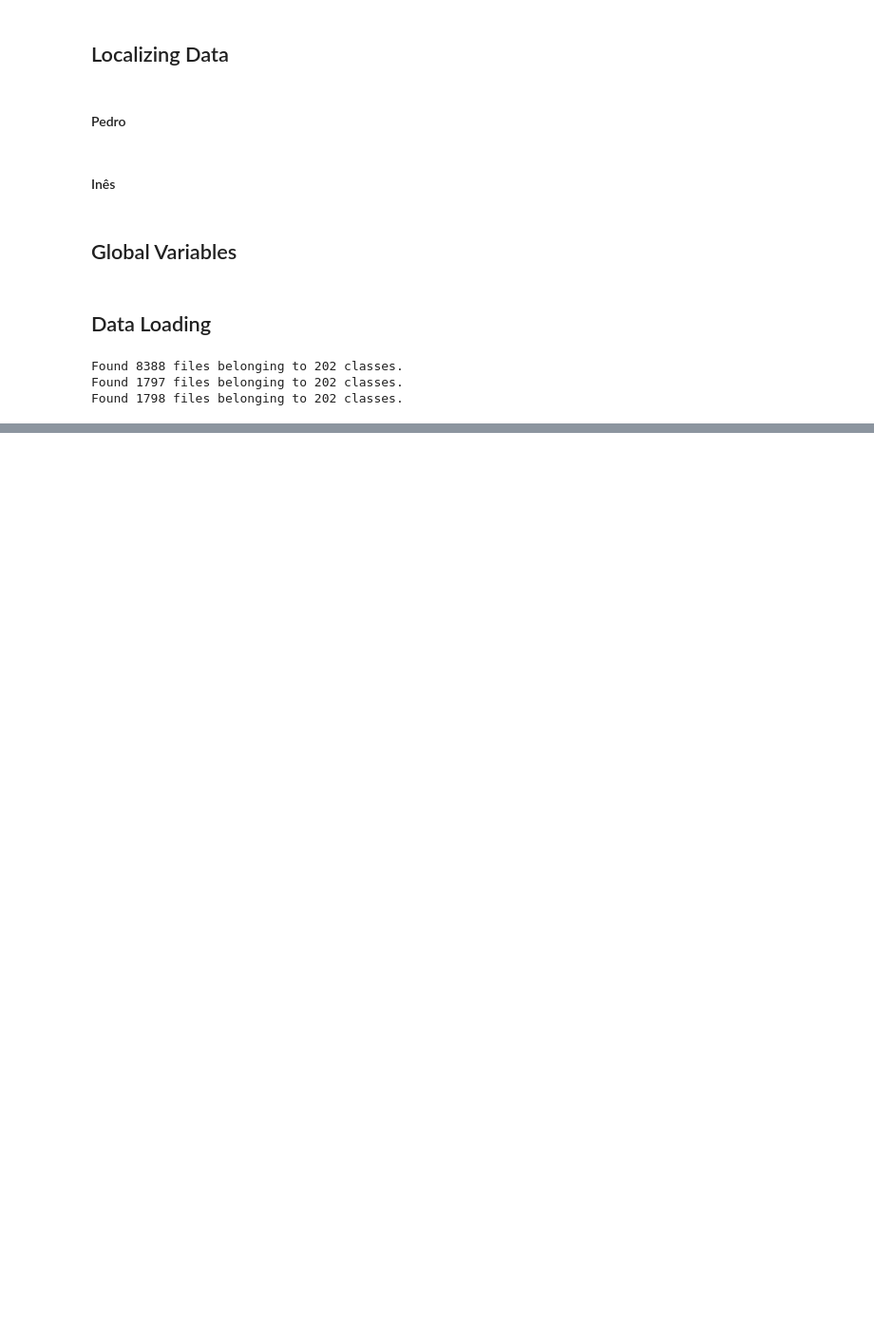
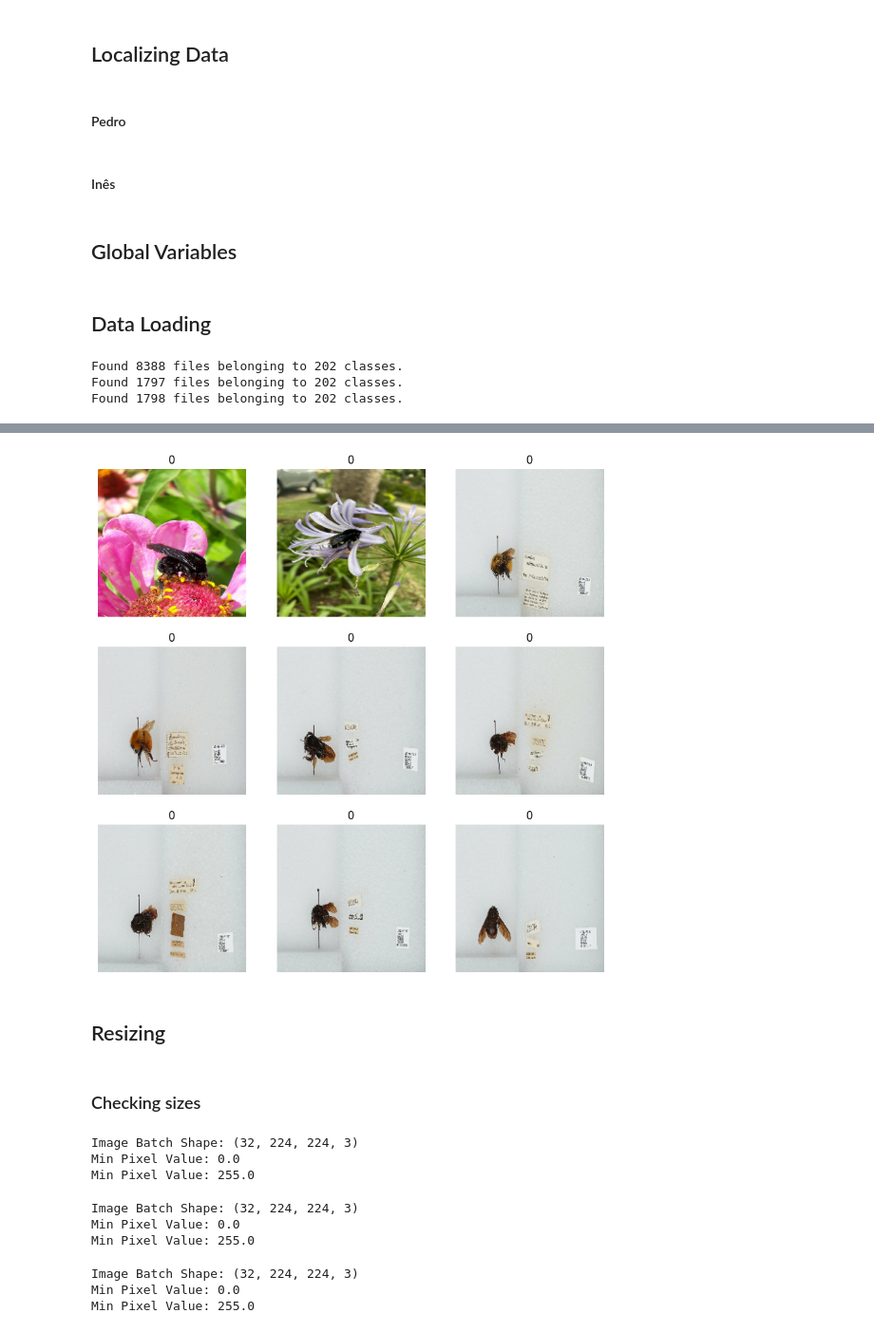
Before and after one commit to Pedro-P-Santos/DeepLearning_NovaIMS, a Jupyter notebook: finalnotebook.ipynb, the cells around one changed output, grey strips where cells are left out. Shown at 95% size. Cells and saved outputs as stored; diff of their text form; code cells hidden in the pictures; blank space fills up the shorter version.

```diff
--- a/finalnotebook.ipynb
+++ b/finalnotebook.ipynb
@@ -198,0 +206,35 @@ TypeError: 'module' object is not callable
+# %%
+vis_images(test)
+# %% [output]
+[figure, added]
+# %% [markdown]
+## Resizing
+# %% [markdown]
+### Checking sizes
+# %%
+for images, labels in train.take(1):
+    print("Image Batch Shape:", images.shape)
+    print("Min Pixel Value:", np.min(images.numpy()))
+    print("Min Pixel Value:", np.max(images.numpy()))
+# %% [output]
+Image Batch Shape: (32, 224, 224, 3)
+Min Pixel Value: 0.0
+Min Pixel Value: 255.0
+# %%
+for images, labels in validation.take(1):
+    print("Image Batch Shape:", images.shape)
+    print("Min Pixel Value:", np.min(images.numpy()))
+    print("Min Pixel Value:", np.max(images.numpy()))
+# %% [output]
+Image Batch Shape: (32, 224, 224, 3)
+Min Pixel Value: 0.0
+Min Pixel Value: 255.0
+# %%
+for images, labels in test.take(1):
+    print("Image Batch Shape:", images.shape)
+    print("Min Pixel Value:", np.min(images.numpy()))
+    print("Min Pixel Value:", np.max(images.numpy()))
+# %% [output]
+Image Batch Shape: (32, 224, 224, 3)
+Min Pixel Value: 0.0
+Min Pixel Value: 255.0
```
Also changed, not shown: parts of 20 cells of this notebook, 1 other file.
